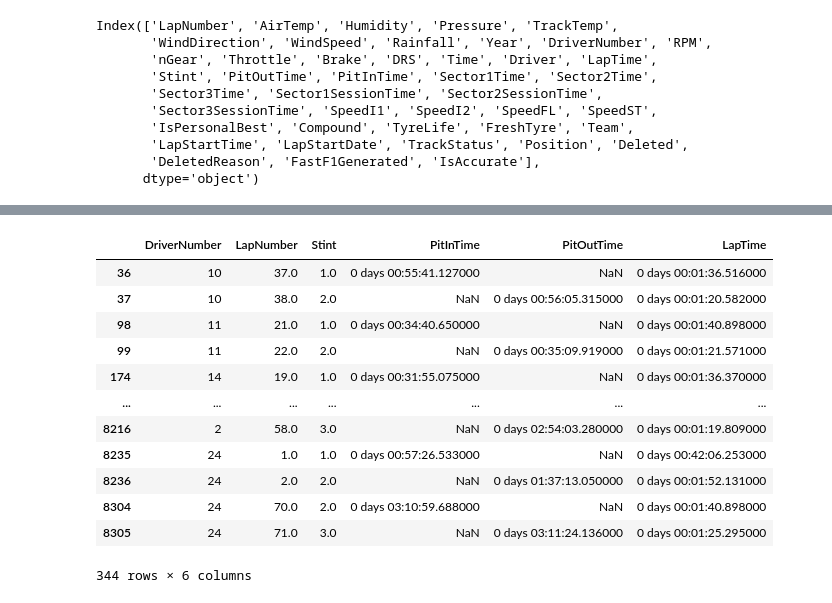
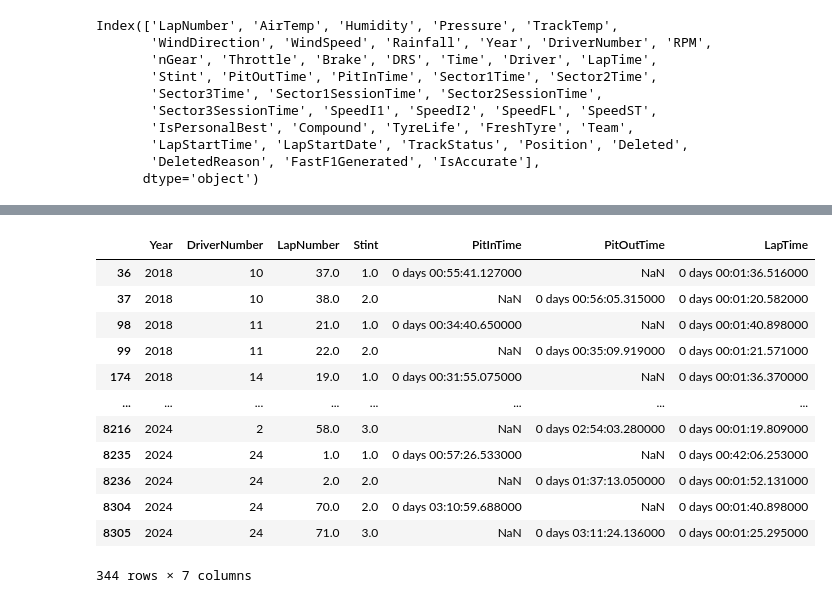
Before and after one commit to JigyashuSaravta/2025Spring_Final_F1, a Jupyter notebook: Fastf1/regression_fastf1.ipynb, the cells around one changed output, grey strips where cells are left out. Saved outputs shown, nothing was run; the diff lists cells and outputs as text; code cells hidden in the pictures.

```diff
--- a/Fastf1/regression_fastf1.ipynb
+++ b/Fastf1/regression_fastf1.ipynb
@@ -78,18 +80,18 @@ FreshTyre            bool
 TrackStatus         int64
 dtype: object
 # %%
-df[(df["PitInTime"].notna()) | (df["PitOutTime"].notna())][['DriverNumber', 'LapNumber', 'Stint', 'PitInTime', 'PitOutTime', 'LapTime']]
+df[(df["PitInTime"].notna()) | (df["PitOutTime"].notna())][['Year', 'DriverNumber', 'LapNumber', 'Stint', 'PitInTime', 'PitOutTime', 'LapTime']]
 # %% [output]
-|  | DriverNumber | LapNumber | Stint | PitInTime | PitOutTime | LapTime |
-| 36 | 10 | 37.0 | 1.0 | 0 days 00:55:41.127000 | NaN | 0 days 00:01:36.516000 |
-| 37 | 10 | 38.0 | 2.0 | NaN | 0 days 00:56:05.315000 | 0 days 00:01:20.582000 |
-| 98 | 11 | 21.0 | 1.0 | 0 days 00:34:40.650000 | NaN | 0 days 00:01:40.898000 |
-| 99 | 11 | 22.0 | 2.0 | NaN | 0 days 00:35:09.919000 | 0 days 00:01:21.571000 |
-| 174 | 14 | 19.0 | 1.0 | 0 days 00:31:55.075000 | NaN | 0 days 00:01:36.370000 |
-| ... | ... | ... | ... | ... | ... | ... |
-| 8216 | 2 | 58.0 | 3.0 | NaN | 0 days 02:54:03.280000 | 0 days 00:01:19.809000 |
-| 8235 | 24 | 1.0 | 1.0 | 0 days 00:57:26.533000 | NaN | 0 days 00:42:06.253000 |
-| 8236 | 24 | 2.0 | 2.0 | NaN | 0 days 01:37:13.050000 | 0 days 00:01:52.131000 |
-| 8304 | 24 | 70.0 | 2.0 | 0 days 03:10:59.688000 | NaN | 0 days 00:01:40.898000 |
-| 8305 | 24 | 71.0 | 3.0 | NaN | 0 days 03:11:24.136000 | 0 days 00:01:25.295000 |
+|  | Year | DriverNumber | LapNumber | Stint | PitInTime | PitOutTime | LapTime |
+| 36 | 2018 | 10 | 37.0 | 1.0 | 0 days 00:55:41.127000 | NaN | 0 days 00:01:36.516000 |
+| 37 | 2018 | 10 | 38.0 | 2.0 | NaN | 0 days 00:56:05.315000 | 0 days 00:01:20.582000 |
+| 98 | 2018 | 11 | 21.0 | 1.0 | 0 days 00:34:40.650000 | NaN | 0 days 00:01:40.898000 |
+| 99 | 2018 | 11 | 22.0 | 2.0 | NaN | 0 days 00:35:09.919000 | 0 days 00:01:21.571000 |
+| 174 | 2018 | 14 | 19.0 | 1.0 | 0 days 00:31:55.075000 | NaN | 0 days 00:01:36.370000 |
+| ... | ... | ... | ... | ... | ... | ... | ... |
+| 8216 | 2024 | 2 | 58.0 | 3.0 | NaN | 0 days 02:54:03.280000 | 0 days 00:01:19.809000 |
+| 8235 | 2024 | 24 | 1.0 | 1.0 | 0 days 00:57:26.533000 | NaN | 0 days 00:42:06.253000 |
+| 8236 | 2024 | 24 | 2.0 | 2.0 | NaN | 0 days 01:37:13.050000 | 0 days 00:01:52.131000 |
+| 8304 | 2024 | 24 | 70.0 | 2.0 | 0 days 03:10:59.688000 | NaN | 0 days 00:01:40.898000 |
+| 8305 | 2024 | 24 | 71.0 | 3.0 | NaN | 0 days 03:11:24.136000 | 0 days 00:01:25.295000 |
-344 rows × 6 columns
+344 rows × 7 columns
```
Also changed, not shown: parts of 33 cells of this notebook, 1 other file.
